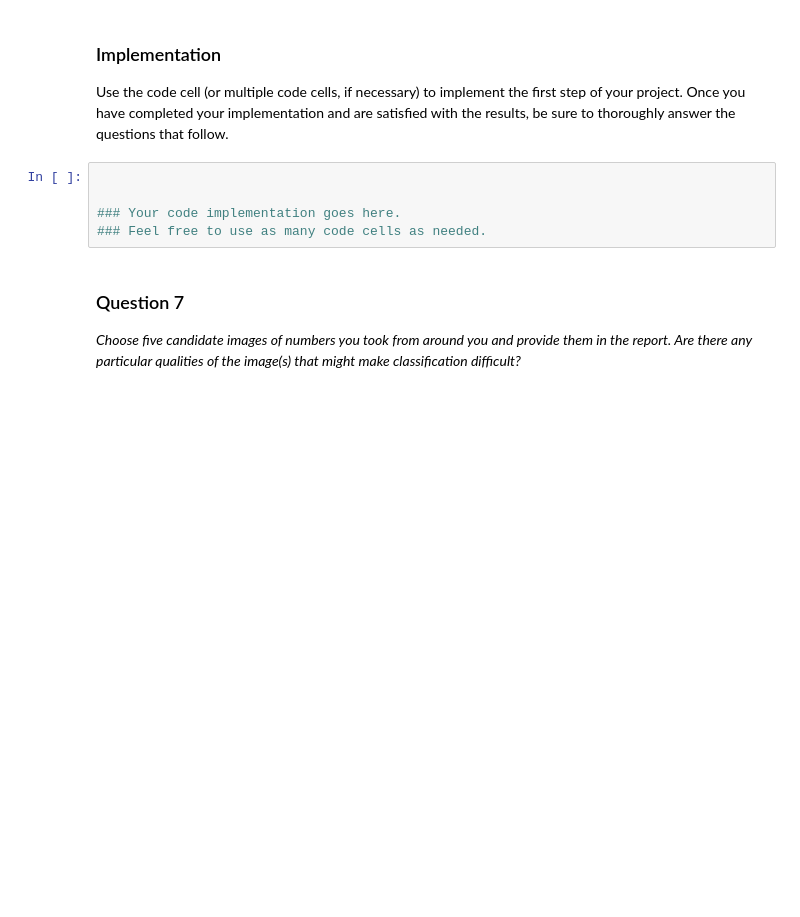
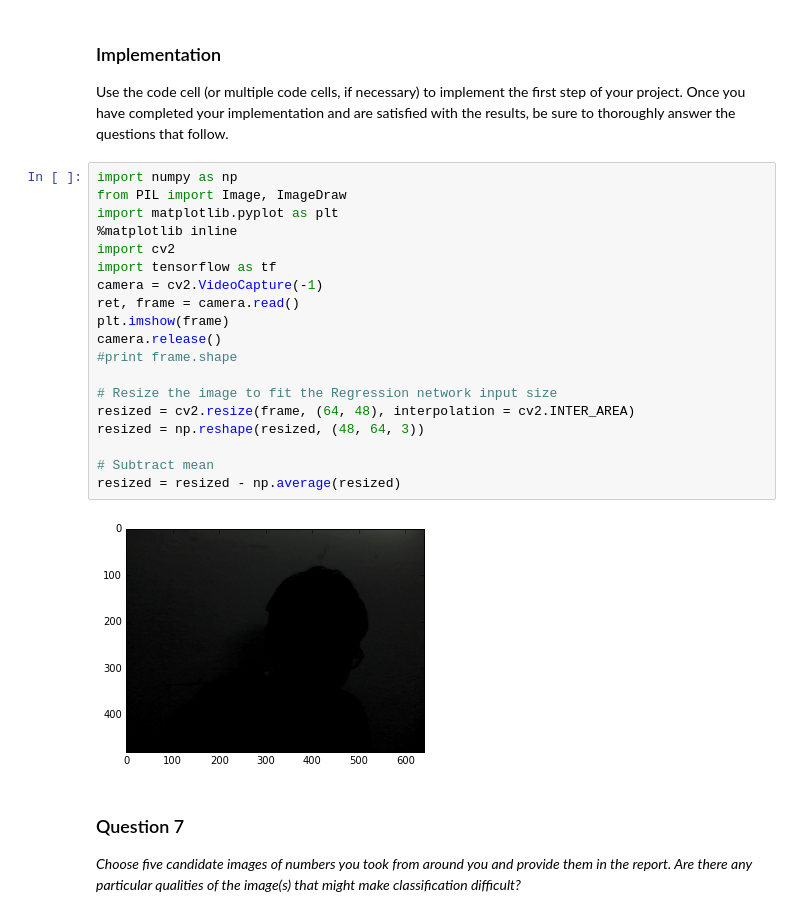
Before and after one commit to mohdkashif93/Build-a-digit-recognition-program, a Jupyter notebook: digit_recognition.ipynb, the cells around one changed output. Drawn from its saved outputs; the diff is of its cells as text; blank space fills up the shorter version.

```diff
--- a/digit_recognition.ipynb
+++ b/digit_recognition.ipynb
@@ -219,11 +643,27 @@ Take several pictures of numbers that you find around you (at least five), and r
 # %% [markdown]
 ### Implementation
 Use the code cell (or multiple code cells, if necessary) to implement the first step of your project. Once you have completed your implementation and are satisfied with the results, be sure to thoroughly answer the questions that follow.
-# %%
-
-
-### Your code implementation goes here.
-### Feel free to use as many code cells as needed.
+# %%
+import numpy as np
+from PIL import Image, ImageDraw
+import matplotlib.pyplot as plt
+%matplotlib inline
+import cv2
+import tensorflow as tf
+camera = cv2.VideoCapture(-1)
+ret, frame = camera.read()
+plt.imshow(frame)
+camera.release()
+#print frame.shape
+
+# Resize the image to fit the Regression network input size
+resized = cv2.resize(frame, (64, 48), interpolation = cv2.INTER_AREA)
+resized = np.reshape(resized, (48, 64, 3))
+
+# Subtract mean
+resized = resized - np.average(resized)
+# %% [output]
+[figure, added]
 # %% [markdown]
 ### Question 7
 _Choose five candidate images of numbers you took from around you and provide them in the report. Are there any particular qualities of the image(s) that might make classification difficult?_
```
Also changed, not shown: parts of 32 cells of this notebook.
